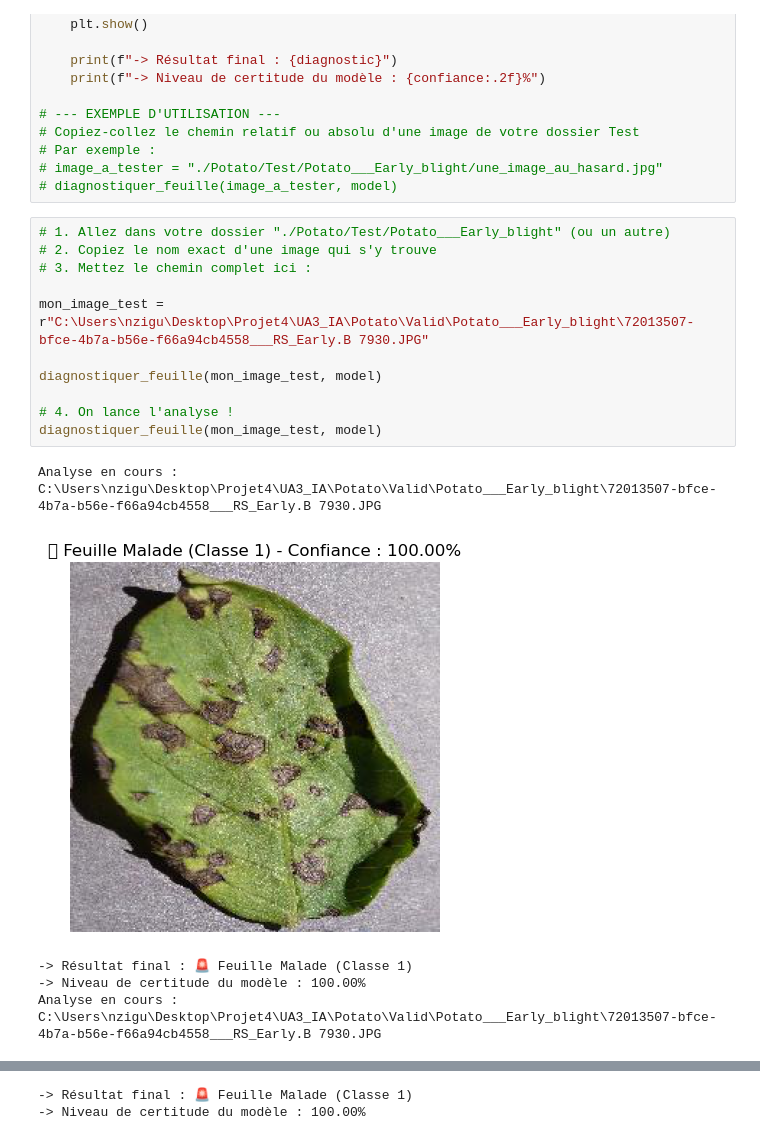
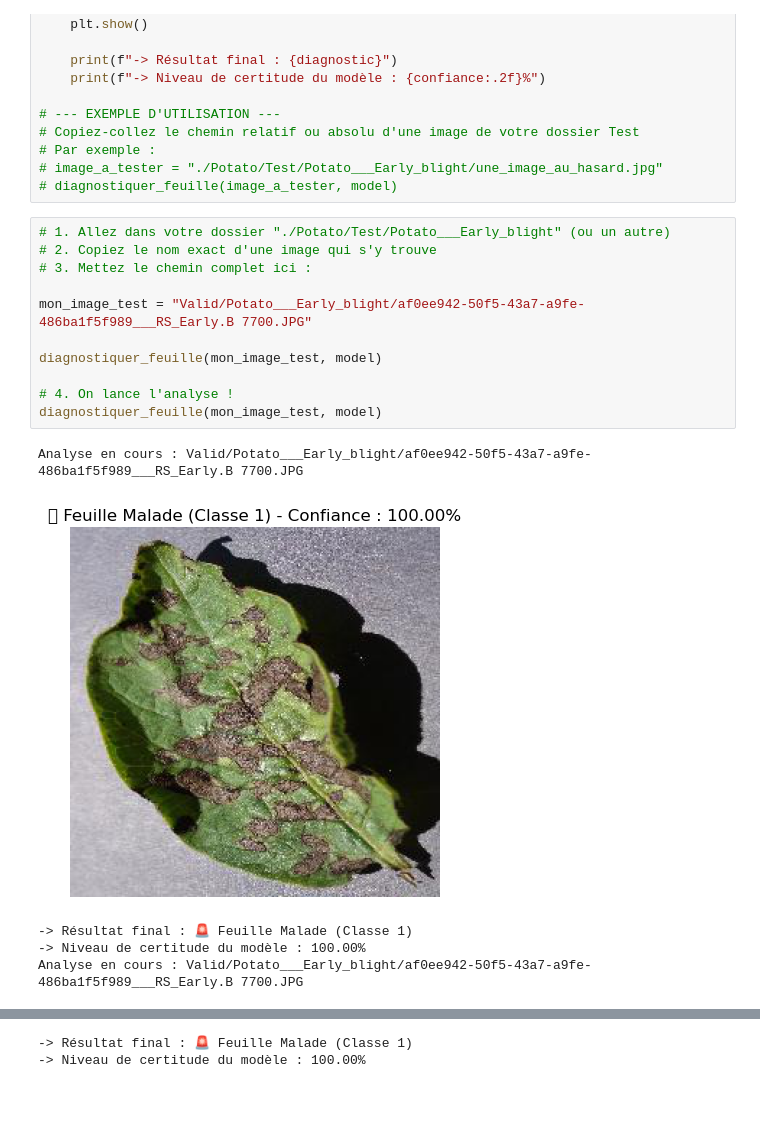
Before and after one commit to kendric04/Potato-Leaf-Disease, a Jupyter notebook: Potatoes.ipynb, the cells around one changed output, grey strips where cells are left out. Saved outputs shown, nothing was run; the diff lists cells and outputs as text; blank space fills up the shorter version.

```diff
--- a/Potatoes.ipynb
+++ b/Potatoes.ipynb
@@ -330,17 +341,17 @@ def diagnostiquer_feuille(chemin_image, modele):
 # %%
 # 1. Allez dans votre dossier "./Potato/Test/Potato___Early_blight" (ou un autre)
 # 2. Copiez le nom exact d'une image qui s'y trouve
 # 3. Mettez le chemin complet ici :
 
-mon_image_test = r"C:\Users\nzigu\Desktop\Projet4\UA3_IA\Potato\Valid\Potato___Early_blight\72013507-bfce-4b7a-b56e-f66a94cb4558___RS_Early.B 7930.JPG"
+mon_image_test = "Valid/Potato___Early_blight/af0ee942-50f5-43a7-a9fe-486ba1f5f989___RS_Early.B 7700.JPG"
 
 diagnostiquer_feuille(mon_image_test, model)
 
 # 4. On lance l'analyse !
 diagnostiquer_feuille(mon_image_test, model)
 # %% [output]
-Analyse en cours : C:\Users\nzigu\Desktop\Projet4\UA3_IA\Potato\Valid\Potato___Early_blight\72013507-bfce-4b7a-b56e-f66a94cb4558___RS_Early.B 7930.JPG
+Analyse en cours : Valid/Potato___Early_blight/af0ee942-50f5-43a7-a9fe-486ba1f5f989___RS_Early.B 7700.JPG
-[figure, old version]
+[figure, new version]
 -> Résultat final : 🚨 Feuille Malade (Classe 1)
 -> Niveau de certitude du modèle : 100.00%
-Analyse en cours : C:\Users\nzigu\Desktop\Projet4\UA3_IA\Potato\Valid\Potato___Early_blight\72013507-bfce-4b7a-b56e-f66a94cb4558___RS_Early.B 7930.JPG
+Analyse en cours : Valid/Potato___Early_blight/af0ee942-50f5-43a7-a9fe-486ba1f5f989___RS_Early.B 7700.JPG
```
Also changed, not shown: parts of 10 cells of this notebook.
